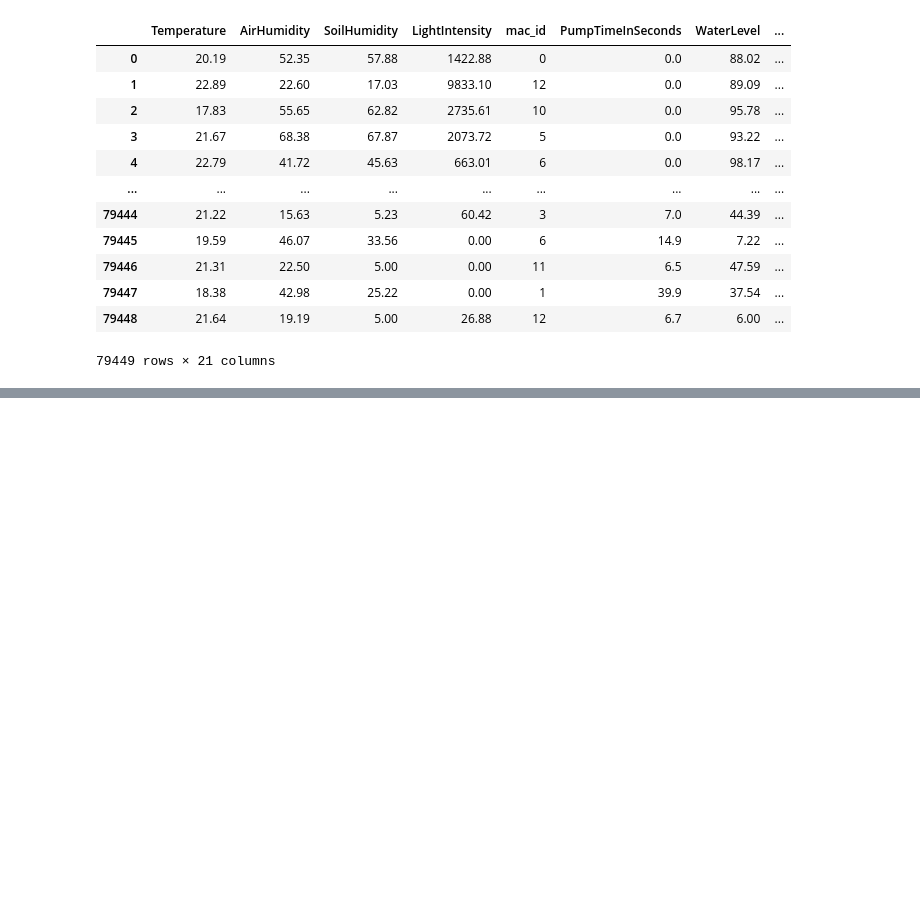
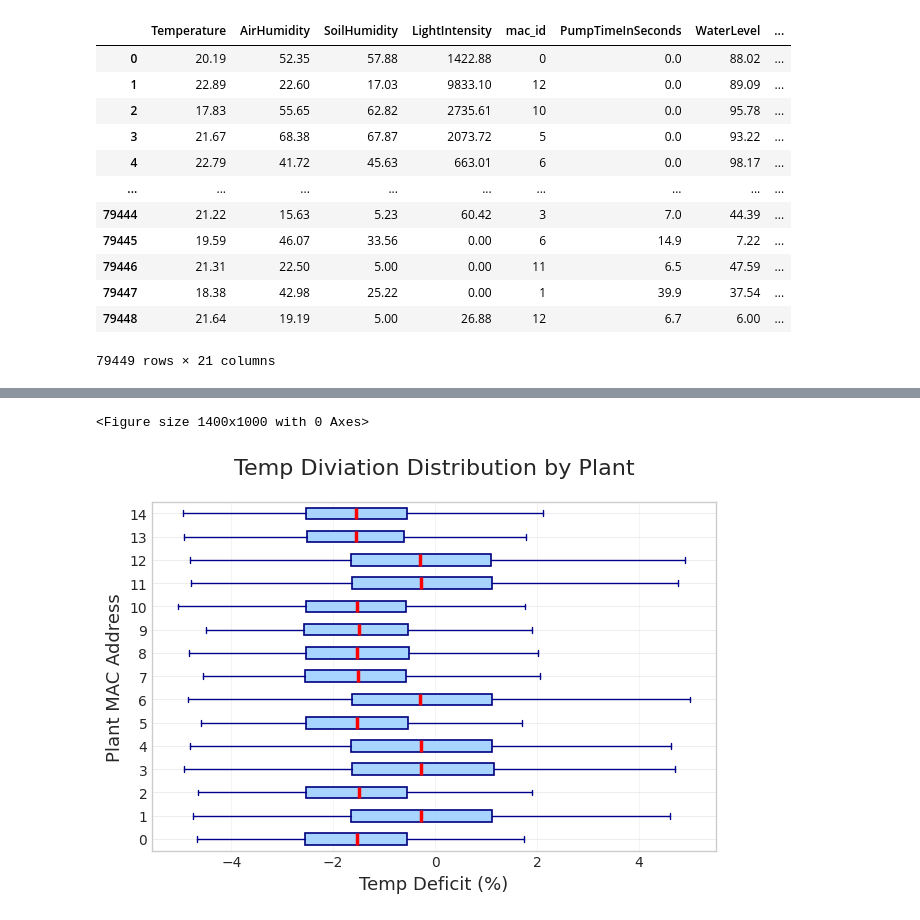
Before and after one commit to VIA-Plantify/Plantify-MachineLearning, a Jupyter notebook: datapreparation/DataPreparationGeneral.ipynb, the cells around one changed output, grey strips where cells are left out. Saved outputs shown, nothing was run; the diff lists cells and outputs as text; code cells hidden in the pictures; blank space fills up the shorter version.

```diff
--- a/datapreparation/DataPreparationGeneral.ipynb
+++ b/datapreparation/DataPreparationGeneral.ipynb
@@ -146,0 +153,38 @@ X
+# %%
+import matplotlib.pyplot as plt
+import seaborn as sns
+
+# Optional: nicer style
+plt.style.use('seaborn-v0_8-whitegrid')
+
+# Create the figure
+plt.figure(figsize=(14, 10))
+
+# Correct and better boxplot: Soil Deficit by Plant
+X.boxplot(
+    column='temp_deviation',
+    by='mac_id',
+    vert=False,
+    patch_artist=True,
+    boxprops=dict(facecolor='#a8d5ff', edgecolor='navy', linewidth=1.2),
+    medianprops=dict(color='red', linewidth=2.5),
+    whiskerprops=dict(color='darkblue'),
+    capprops=dict(color='darkblue'),
+    flierprops=dict(marker='o', markerfacecolor='orange', markersize=4, alpha=0.6)
+)
+
+plt.title("Temp Diviation Distribution by Plant", fontsize=16, pad=20)
+plt.suptitle("")
+plt.xlabel("Temp Deficit (%)", fontsize=13)
+plt.ylabel("Plant MAC Address", fontsize=13)
+
+
+plt.xticks(rotation=0)
+plt.grid(axis='x', alpha=0.3)
+
+ax = plt.gca()
+plt.tight_layout()
+plt.show()
+# %% [output]
+<Figure size 1400x1000 with 0 Axes>
+[figure, added]
```
Also changed, not shown: parts of 4 cells of this notebook, 22 other files.
